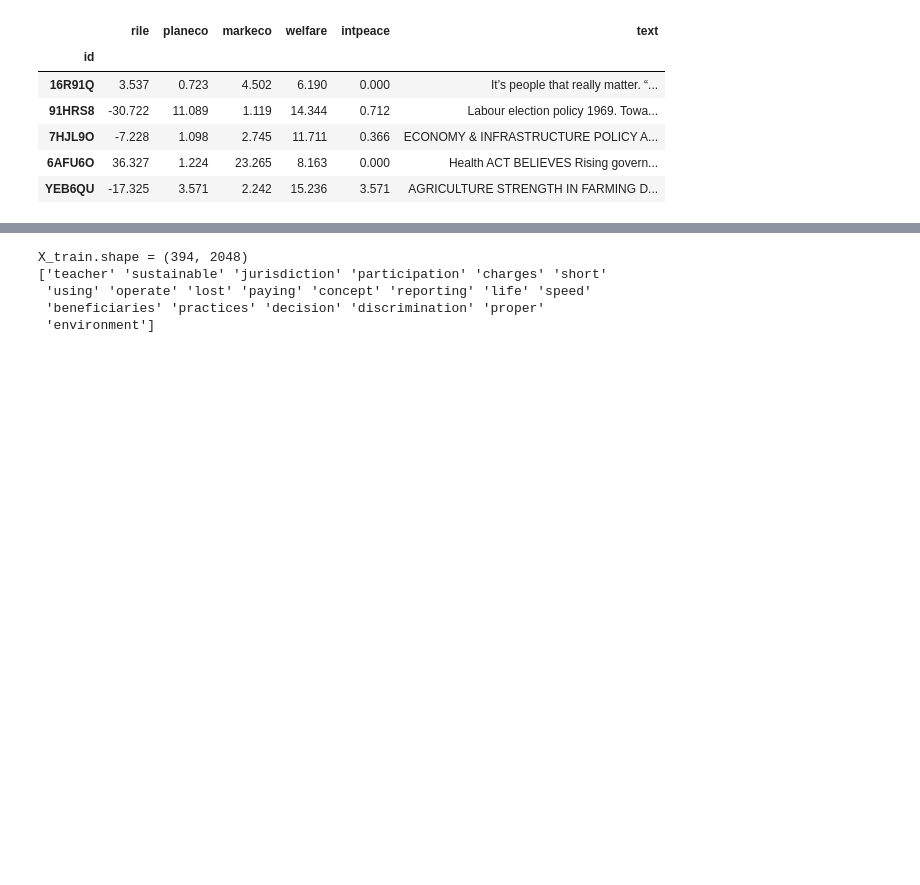
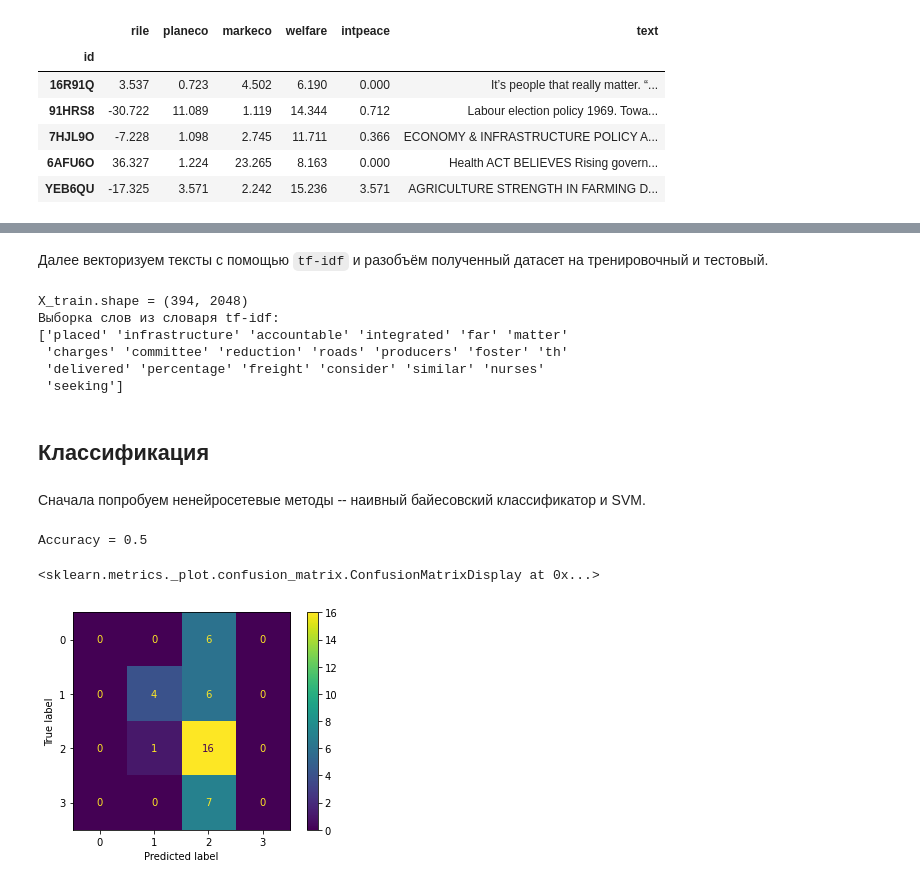
Before and after one commit to vsgolovin/manifesto, a Jupyter notebook: notebooks/manifesto.ipynb, the cells around one changed output, grey strips where cells are left out. Cells and saved outputs as stored; diff of their text form; code cells hidden in the pictures; blank space fills up the shorter version.

```diff
--- a/notebooks/manifesto.ipynb
+++ b/notebooks/manifesto.ipynb
@@ -177,6 +194,8 @@ for i, row in df_texts.iterrows():
         s = s.replace(ch, '')
     s = re.sub(r'\s+', ' ', s)
     df_texts.loc[i, 'text'] = s
+# %% [markdown]
+Далее векторизуем тексты с помощью `tf-idf` и разобъём полученный датасет на тренировочный и тестовый.
 # %%
 ENCODING = 'utf-8'
 VOCAB_SIZE = 2048
@@ -185,16 +204,32 @@ vectorizer = TfidfVectorizer(encoding=ENCODING, max_features=VOCAB_SIZE, stop_wo
 X = vectorizer.fit_transform(df_texts['text'])
 y = np.array(df_texts['cluster'], dtype='uint8')
 X_train, X_test, y_train, y_test = train_test_split(
-    X, y, shuffle=True, test_size=40, stratify=y)
+    X, y, shuffle=True, test_size=40, stratify=y, random_state=42)
 
 print(f'X_train.shape = {X_train.shape}')
+print('Выборка слов из словаря tf-idf:')
 print(np.random.choice(vectorizer.get_feature_names_out(), size=20))
 # %% [output]
 X_train.shape = (394, 2048)
-['teacher' 'sustainable' 'jurisdiction' 'participation' 'charges' 'short'
- 'using' 'operate' 'lost' 'paying' 'concept' 'reporting' 'life' 'speed'
- 'beneficiaries' 'practices' 'decision' 'discrimination' 'proper'
- 'environment']
+Выборка слов из словаря tf-idf:
+['placed' 'infrastructure' 'accountable' 'integrated' 'far' 'matter'
+ 'charges' 'committee' 'reduction' 'roads' 'producers' 'foster' 'th'
+ 'delivered' 'percentage' 'freight' 'consider' 'similar' 'nurses'
+ 'seeking']
+# %% [markdown]
+## Классификация
+# %% [markdown]
+Сначала попробуем ненейросетевые методы -- наивный байесовский классификатор и SVM.
+# %%
+model = naive_bayes.MultinomialNB()
+model.fit(X_train, y_train)
+y_pred = model.predict(X_test)
+print(f'Accuracy = {(y_pred == y_test).sum() / len(y_test)}')
+ConfusionMatrixDisplay.from_predictions(y_test, y_pred)
+# %% [output]
+Accuracy = 0.5
+<sklearn.metrics._plot.confusion_matrix.ConfusionMatrixDisplay at 0x...>
+[figure, added]
 # %%
 model = svm.LinearSVC()
 model.fit(X_train, y_train)
```
Also changed, not shown: parts of 27 cells of this notebook.
